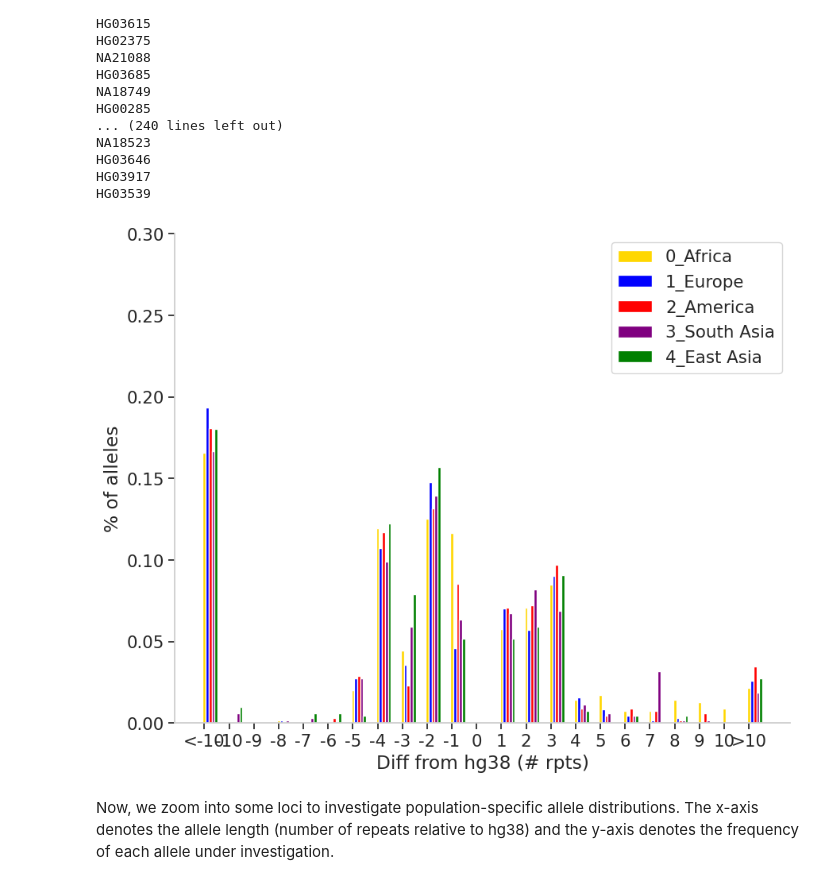
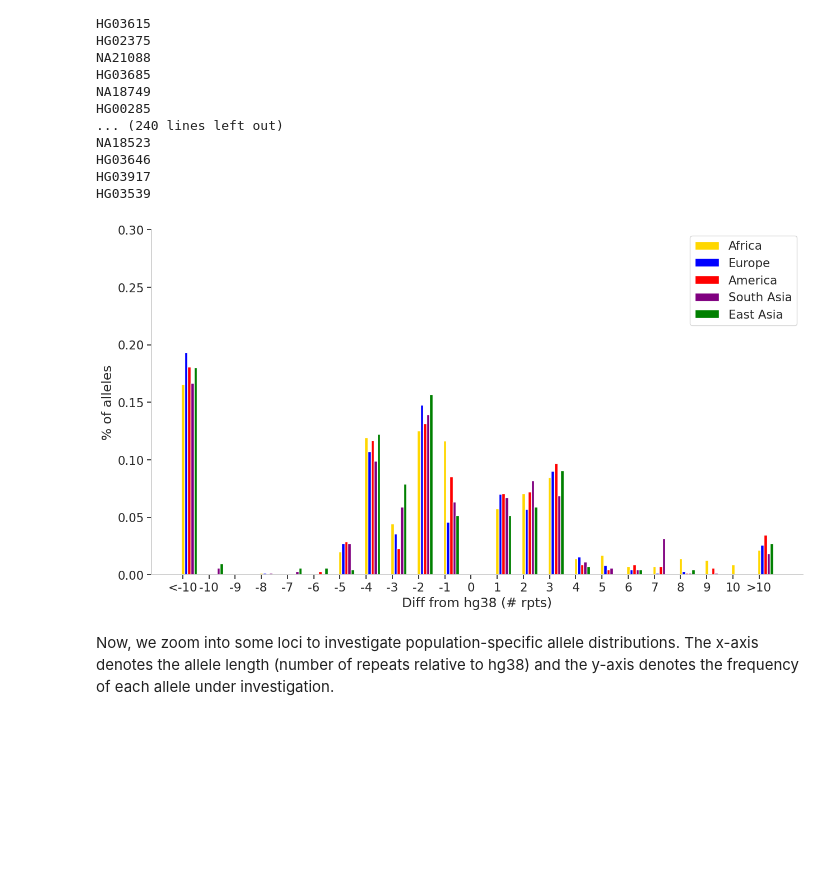
Before and after one commit to yli091230/genotyping_repeats_tutorial, a Jupyter notebook: Part 2 notebook.ipynb, the cells around one changed output. Cells and saved outputs as stored; diff of their text form; code cells hidden in the pictures; blank space fills up the shorter version.

```diff
--- a/Part 2 notebook.ipynb
+++ b/Part 2 notebook.ipynb
@@ -166,36 +179,37 @@ data = data.groupby(["spop","type"], as_index=False).agg(aggdict)
 w = 0.12
 vtype = "other"
 
 byspop = data[data["type"]==vtype].copy()
 byspop.index = byspop["spop"]
 byspop = byspop.drop(columns = ["spop","type"])
 byspop = byspop.div(byspop.sum(axis=1), axis=0)
 byspop[0] = np.nan
 
 fig = plt.figure()
-fig.set_size_inches((10, 8))
+fig.set_size_inches((15, 8))
 ax = fig.add_subplot(111)
 i = 0
 for spop in sorted(list(byspop.index)):
     vals = byspop.loc[spop]
     color = GetSuperpopColors(spop)
-    ax.bar([item+w*i for item in sizecols], vals, color=color, label=spop, width=w)
+    ax.bar([item+w*i for item in sizecols], vals, color=color, label=spop.split('_')[1], width=w)
     i += 1
+
 ax.legend(loc="upper right")
 ax.set_xticks(sizecols)
 ax.set_xticklabels(["<-10"]+list(range(-10, 11)) + [">10"])
 ax.set_xlabel("Diff from hg38 (# rpts)")
 ax.set_ylabel("% of alleles")
 ax.set_ylim(bottom=0, top=0.3)
 ax.spines['right'].set_visible(False)
 ax.spines['top'].set_visible(False)
 ax.yaxis.set_ticks_position('left')
 ax.xaxis.set_ticks_position('bottom')
 
 figname = "DiffFromRef-Nonhomopolymer.pdf"
 fig.savefig(os.path.join("downstream", figname))
 # %% [output]
-[figure, old version]
+[figure, new version]
 # %% [markdown]
 Now, we zoom into some loci to investigate population-specific allele distributions. The x-axis denotes the allele length (number of repeats relative to hg38) and the y-axis denotes the frequency of each allele under investigation.
 # %%
```
Also changed, not shown: parts of 13 cells of this notebook.
